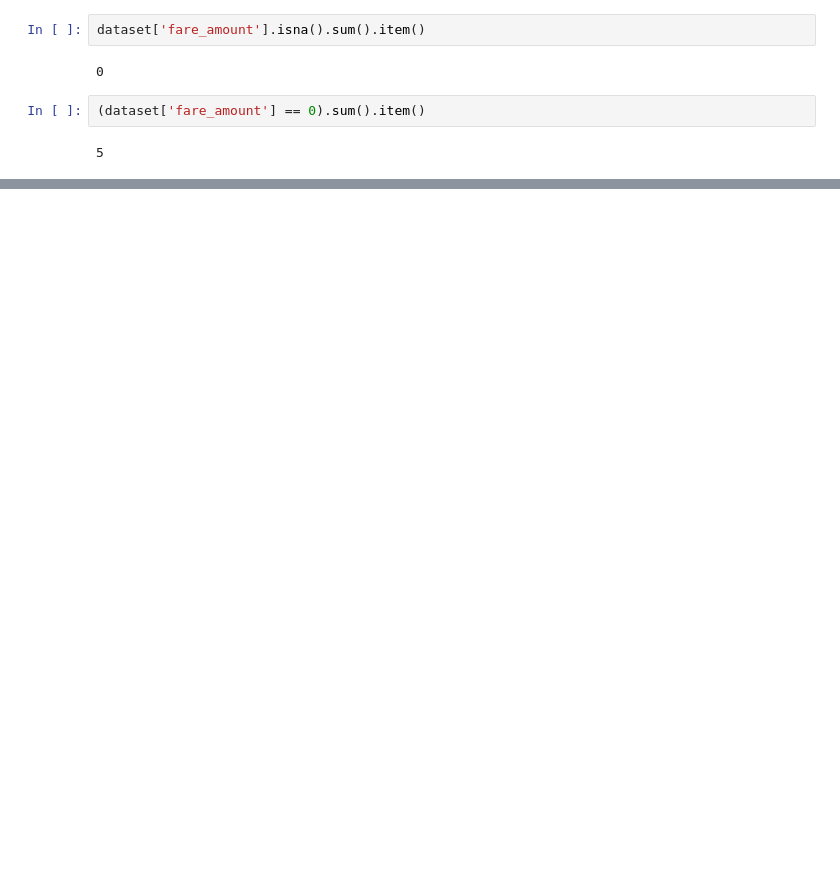
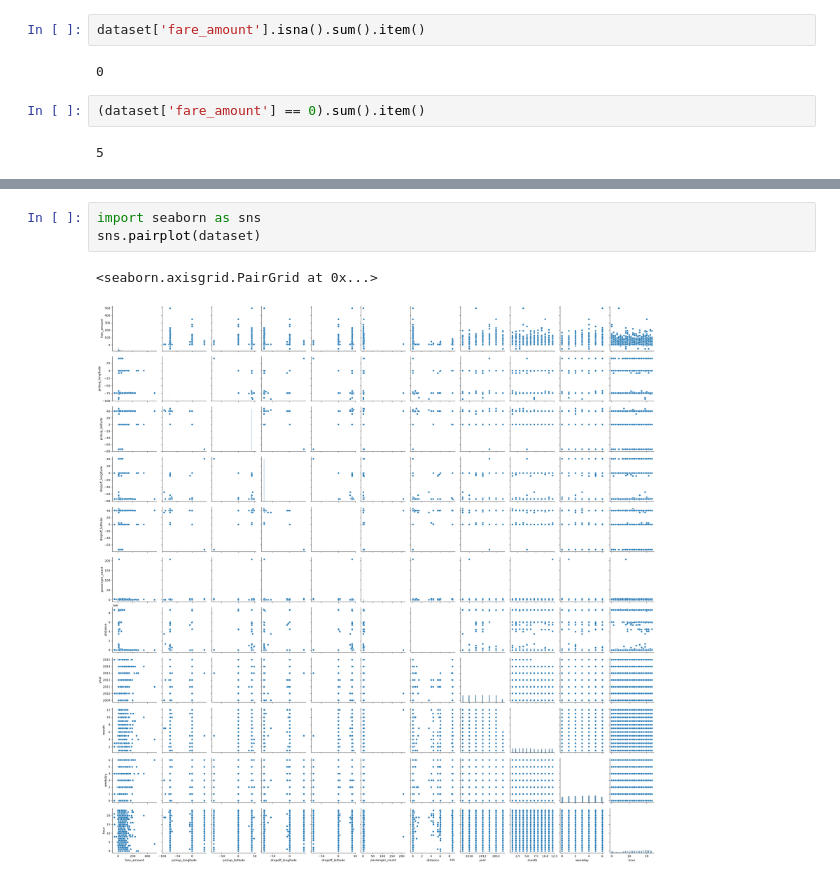
Before and after one commit to mohanamohanabsc/ML-Capstone-Project, a Jupyter notebook: Uber_fare_prediction.ipynb, the cells around one changed output, grey strips where cells are left out. Saved outputs shown, nothing was run; the diff lists cells and outputs as text; blank space fills up the shorter version.

```diff
--- a/Uber_fare_prediction.ipynb
+++ b/Uber_fare_prediction.ipynb
@@ -119,0 +376,6 @@ dataset[dataset['fare_amount']==0]
+# %%
+import seaborn as sns
+sns.pairplot(dataset)
+# %% [output]
+<seaborn.axisgrid.PairGrid at 0x...>
+[figure, added]
```
Also changed, not shown: parts of 35 cells of this notebook.
